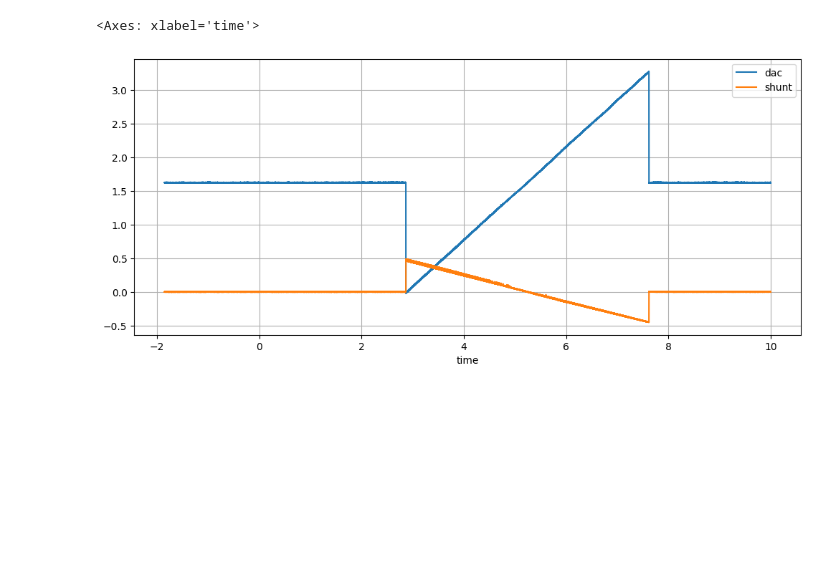
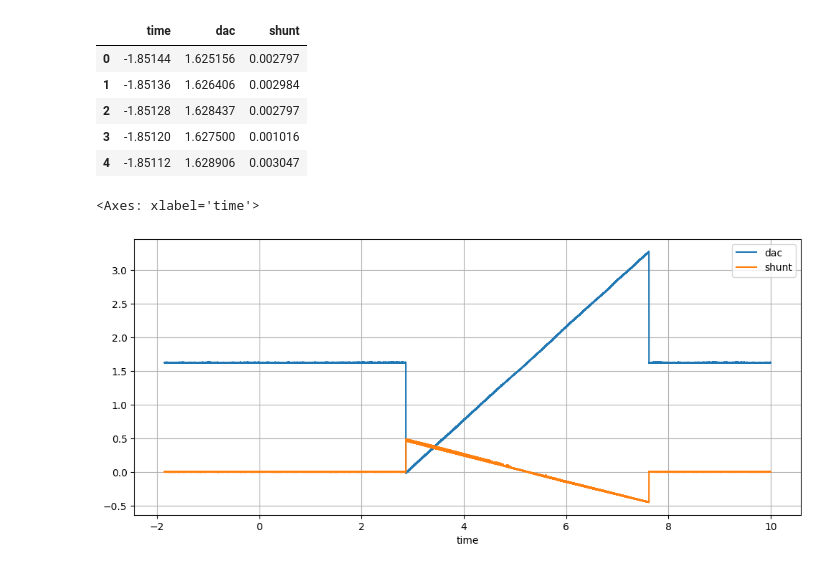
Before and after one commit to import-tiago/FEI, a Jupyter notebook: MSc/PEL309/Analysis/PEL309.ipynb, the cells around one changed output. Drawn from its saved outputs; the diff is of its cells as text; code cells hidden in the pictures; blank space fills up the shorter version.

```diff
--- a/MSc/PEL309/Analysis/PEL309.ipynb
+++ b/MSc/PEL309/Analysis/PEL309.ipynb
@@ -17,6 +17,15 @@ data_1k.columns = [
 ]
 
 data_1k = data_1k.astype(float)
+# %%
+data_1k.head()
+# %% [output]
+|  | time | dac | shunt |
+| 0 | -1.85144 | 1.625156 | 0.002797 |
+| 1 | -1.85136 | 1.626406 | 0.002984 |
+| 2 | -1.85128 | 1.628437 | 0.002797 |
+| 3 | -1.85120 | 1.627500 | 0.001016 |
+| 4 | -1.85112 | 1.628906 | 0.003047 |
 # %%
 data_1k.plot(
     x="time",
```
Also changed, not shown: parts of 3 cells of this notebook.
